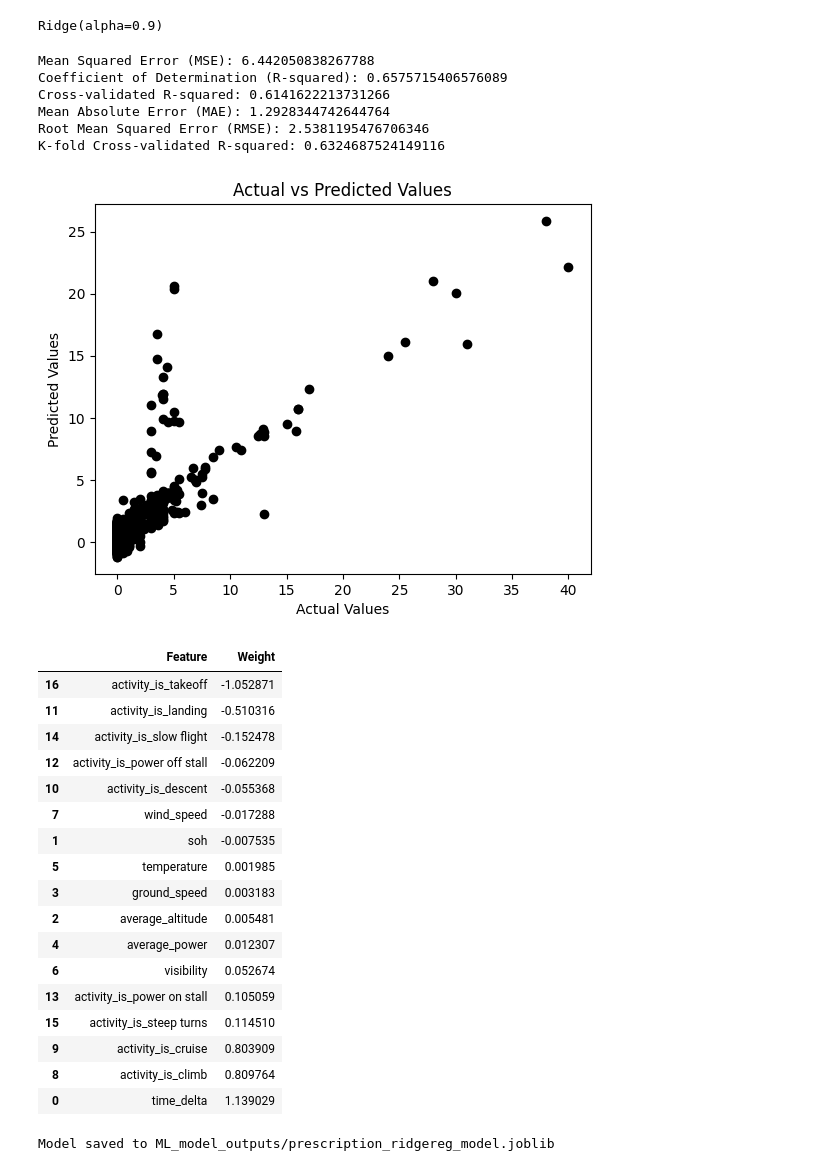
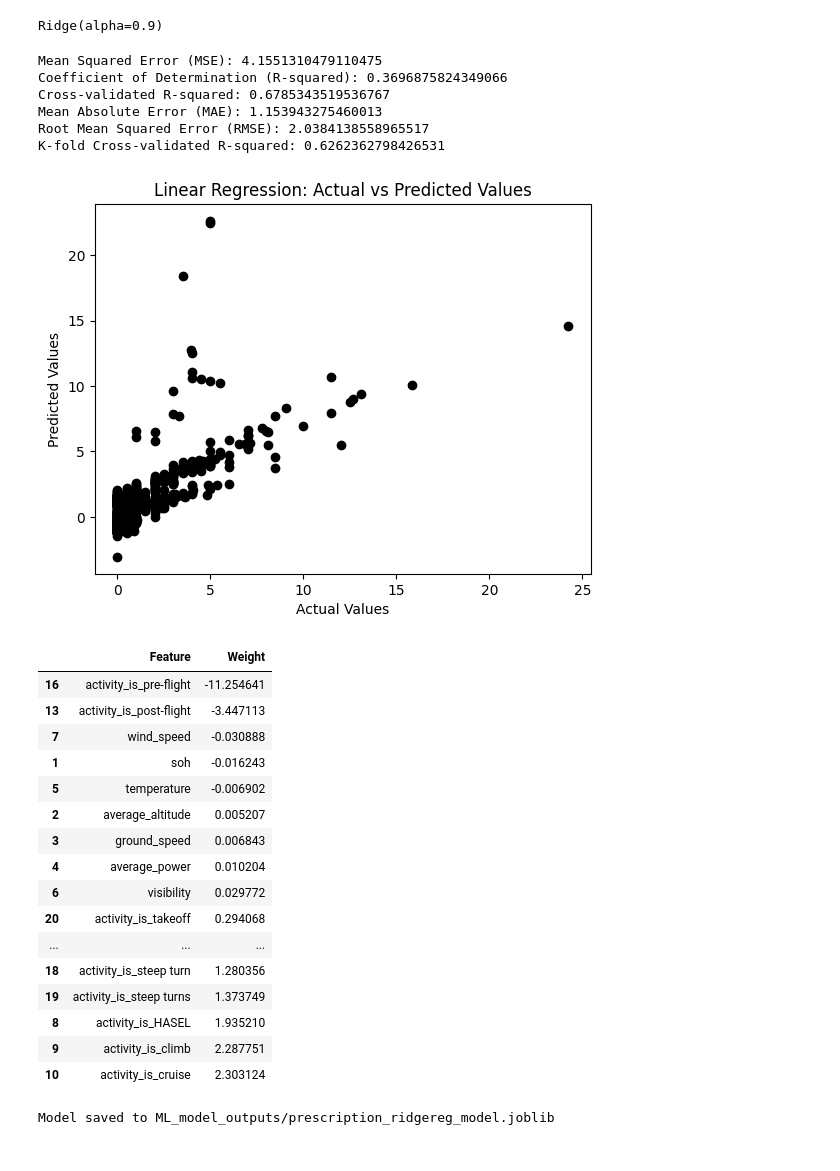
Before and after one commit to twarep/electrifly, a Jupyter notebook: Prescription_ridge_regression_model.ipynb, the cells around one changed output. Saved outputs shown, nothing was run; the diff lists cells and outputs as text; code cells hidden in the pictures.

```diff
--- a/Prescription_ridge_regression_model.ipynb
+++ b/Prescription_ridge_regression_model.ipynb
@@ -8,5 +17,10 @@ import numpy as np
 # %%
 all_data = pd.read_csv("ml_model_outputs/all_data.csv")
+# %%
+encoded_data  = one_hot(all_data, "activity", "is")
+X = pd.merge(all_data, encoded_data, on=["unique_data_identifier"])
+Y = X["soc_delta"].to_numpy()
+X.drop(columns=["soc_delta", "activity",  "id", "unique_data_identifier"], inplace=True)
 # %%
 # Split the data into train and test sets
-train_data, test_data = train_test_split(all_data, test_size=0.3, random_state=42)
+train_X, test_X, train_y, test_y = train_test_split(X, Y, test_size=0.3, random_state=43)
@@ -87,6 +43,6 @@ from sklearn.linear_model import Ridge
 ridge_model = Ridge(alpha=0.9)  # You can adjust the alpha parameter for regularization strength
 
 # Fit model
-ridge_model.fit(final_train_x, final_train_y)
+ridge_model.fit(train_X, train_y)
 # %% [output]
 Ridge(alpha=0.9)
@@ -97,85 +49,84 @@ if 'activity_is_power on stall' not in final_test_x.columns:
 # %%
 # Make predictions using the testing set
-y_pred = ridge_model.predict(final_test_x)
+y_pred = ridge_model.predict(test_X)
 # %%
 from sklearn.model_selection import cross_val_score
 from sklearn.metrics import mean_squared_error, r2_score, mean_absolute_error, mean_squared_error
 
 # Mean Squared Error (MSE)
-mse = mean_squared_error(final_test_y, y_pred)
+mse = mean_squared_error(test_y, y_pred)
 print(f'Mean Squared Error (MSE): {mse}')
 
 # Coefficient of Determination (R-squared)
-r_squared = r2_score(final_test_y, y_pred)
+r_squared = r2_score(test_y, y_pred)
 print(f'Coefficient of Determination (R-squared): {r_squared}')
 
 # K-fold Cross-Validation for R-squared
-cross_val_r_squared = cross_val_score(ridge_model, final_train_x, final_train_y, cv=5, scoring='r2')
+cross_val_r_squared = cross_val_score(ridge_model, train_X, train_y, cv=5, scoring='r2')
 print(f'Cross-validated R-squared: {np.mean(cross_val_r_squared)}')
 
 # Mean Absolute Error (MAE)
-mae = mean_absolute_error(final_test_y, y_pred)
+mae = mean_absolute_error(test_y, y_pred)
 print(f'Mean Absolute Error (MAE): {mae}')
 
 # Root Mean Squared Error (RMSE)
-rmse = np.sqrt(mean_squared_error(final_test_y, y_pred))
+rmse = np.sqrt(mean_squared_error(test_y, y_pred))
 print(f'Root Mean Squared Error (RMSE): {rmse}')
 
 from sklearn.model_selection import cross_val_score, KFold
 
 # Define the number of folds (k)
-num_folds = 5  # You can adjust this based on your preference
+num_folds = 12  # You can adjust this based on your preference
 
 # Create a KFold object
 kf = KFold(n_splits=num_folds, shuffle=True, random_state=42)
 
 # Perform k-fold cross-validation for R-squared
-cross_val_r_squared = cross_val_score(ridge_model, final_train_x, final_train_y, cv=kf, scoring='r2')
+cross_val_r_squared = cross_val_score(ridge_model, train_X, train_y, cv=kf, scoring='r2')
 
 # Display the results
 print(f'K-fold Cross-validated R-squared: {np.mean(cross_val_r_squared)}')
 # %% [output]
-Mean Squared Error (MSE): 6.442050838267788
-Coefficient of Determination (R-squared): 0.6575715406576089
-Cross-validated R-squared: 0.6141622213731266
-Mean Absolute Error (MAE): 1.2928344742644764
-Root Mean Squared Error (RMSE): 2.5381195476706346
-K-fold Cross-validated R-squared: 0.6324687524149116
+Mean Squared Error (MSE): 4.1551310479110475
+Coefficient of Determination (R-squared): 0.3696875824349066
+Cross-validated R-squared: 0.6785343519536767
+Mean Absolute Error (MAE): 1.153943275460013
+Root Mean Squared Error (RMSE): 2.0384138558965517
+K-fold Cross-validated R-squared: 0.6262362798426531
 # %%
 import matplotlib.pyplot as plt
 
 # Plot outputs
-plt.scatter(final_test_y, y_pred, color="black")
+plt.scatter(test_y, y_pred, color="black")
 
 plt.xlabel("Actual Values")
 plt.ylabel("Predicted Values")
-plt.title("Actual vs Predicted Values")
+plt.title("Linear Regression: Actual vs Predicted Values")
 
 plt.show()
 # %% [output]
-[figure, old version]
+[figure, new version]
 # %%
 coeff = pd.DataFrame(list(zip(ridge_model.feature_names_in_, ridge_model.coef_)), columns = ['Feature', 'Weight'])
 coeff.sort_values('Weight')
 # %% [output]
 |  | Feature | Weight |
-| 16 | activity_is_takeoff | -1.052871 |
-| 11 | activity_is_landing | -0.510316 |
-| 14 | activity_is_slow flight | -0.152478 |
-| 12 | activity_is_power off stall | -0.062209 |
-| 10 | activity_is_descent | -0.055368 |
-| 7 | wind_speed | -0.017288 |
-| 1 | soh | -0.007535 |
-| 5 | temperature | 0.001985 |
-| 3 | ground_speed | 0.003183 |
-| 2 | average_altitude | 0.005481 |
-| 4 | average_power | 0.012307 |
-| 6 | visibility | 0.052674 |
-| 13 | activity_is_power on stall | 0.105059 |
-| 15 | activity_is_steep turns | 0.114510 |
-| 9 | activity_is_cruise | 0.803909 |
-| 8 | activity_is_climb | 0.809764 |
-| 0 | time_delta | 1.139029 |
+| 16 | activity_is_pre-flight | -11.254641 |
+| 13 | activity_is_post-flight | -3.447113 |
+| 7 | wind_speed | -0.030888 |
+| 1 | soh | -0.016243 |
+| 5 | temperature | -0.006902 |
+| 2 | average_altitude | 0.005207 |
+| 3 | ground_speed | 0.006843 |
+| 4 | average_power | 0.010204 |
+| 6 | visibility | 0.029772 |
+| 20 | activity_is_takeoff | 0.294068 |
+| ... | ... | ... |
+| 18 | activity_is_steep turn | 1.280356 |
+| 19 | activity_is_steep turns | 1.373749 |
+| 8 | activity_is_HASEL | 1.935210 |
+| 9 | activity_is_climb | 2.287751 |
+| 10 | activity_is_cruise | 2.303124 |
 # %%
 import joblib
 
```
Also changed, not shown: parts of 11 cells of this notebook, 13 other files.
